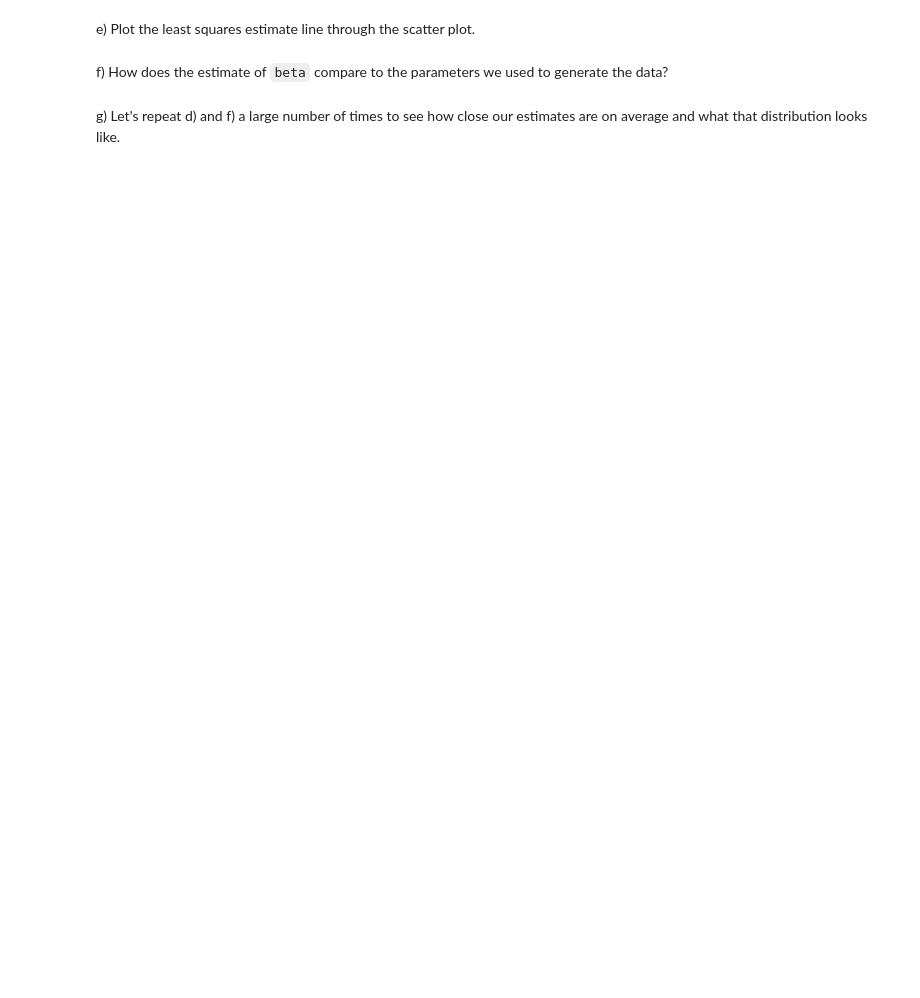
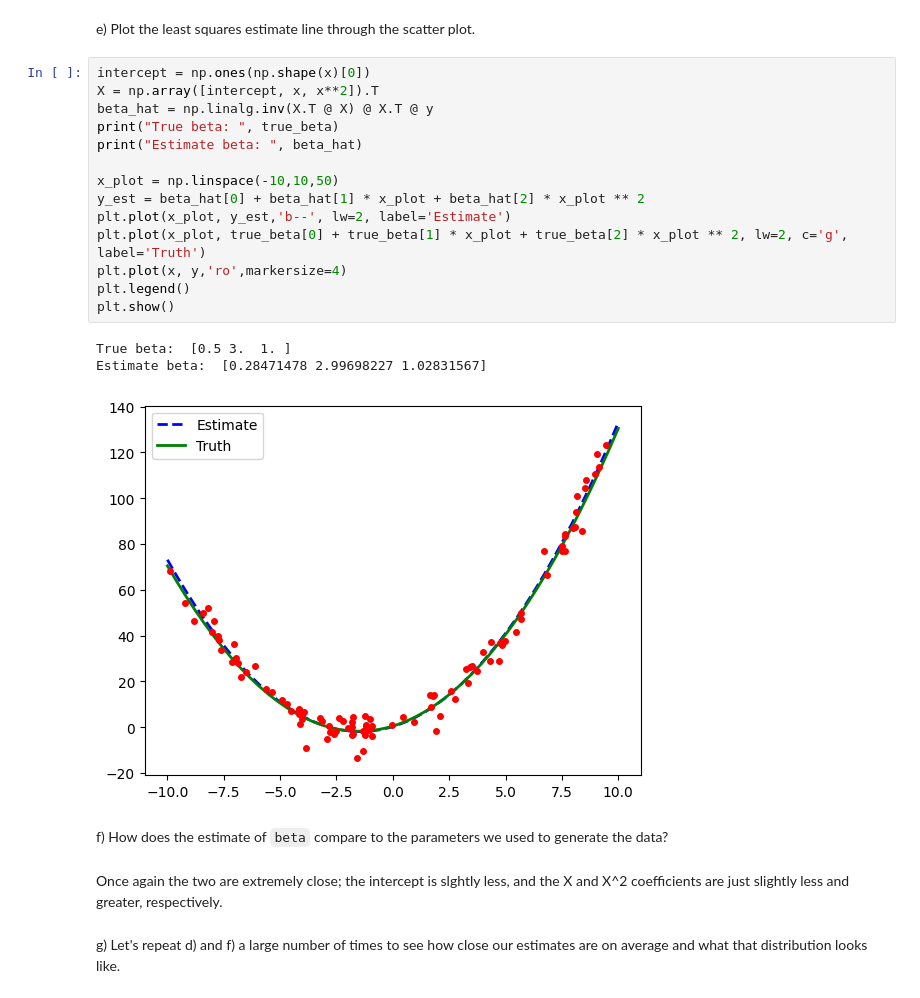
Before and after one commit to TristanLee187/Data-Science-Fundamentals, a Jupyter notebook: lecture_18/worksheet_18.ipynb, the cells around one changed output. Saved outputs shown, nothing was run; the diff lists cells and outputs as text; blank space fills up the shorter version.

```diff
--- a/lecture_18/worksheet_18.ipynb
+++ b/lecture_18/worksheet_18.ipynb
@@ -92,7 +111,27 @@ d) Create and plot a dataset of 100 (Y, X) points where `Y = 1 + 3 * X + .5 * X^
 # %% [markdown]
 e) Plot the least squares estimate line through the scatter plot.
+# %%
+intercept = np.ones(np.shape(x)[0])
+X = np.array([intercept, x, x**2]).T
+beta_hat = np.linalg.inv(X.T @ X) @ X.T @ y
+print("True beta: ", true_beta)
+print("Estimate beta: ", beta_hat)
+
+x_plot = np.linspace(-10,10,50)
+y_est = beta_hat[0] + beta_hat[1] * x_plot + beta_hat[2] * x_plot ** 2
+plt.plot(x_plot, y_est,'b--', lw=2, label='Estimate')
+plt.plot(x_plot, true_beta[0] + true_beta[1] * x_plot + true_beta[2] * x_plot ** 2, lw=2, c='g', label='Truth')
+plt.plot(x, y,'ro',markersize=4)
+plt.legend()
+plt.show()
+# %% [output]
+True beta:  [0.5 3.  1. ]
+Estimate beta:  [0.28471478 2.99698227 1.02831567]
+[figure, added]
 # %% [markdown]
 f) How does the estimate of `beta` compare to the parameters we used to generate the data?
+# %% [markdown]
+Once again the two are extremely close; the intercept is slghtly less, and the X and X^2 coefficients are just slightly less and greater, respectively.
 # %% [markdown]
 g) Let's repeat d) and f) a large number of times to see how close our estimates are on average and what that distribution looks like.
 # %%
```
Also changed, not shown: parts of 6 cells of this notebook.
